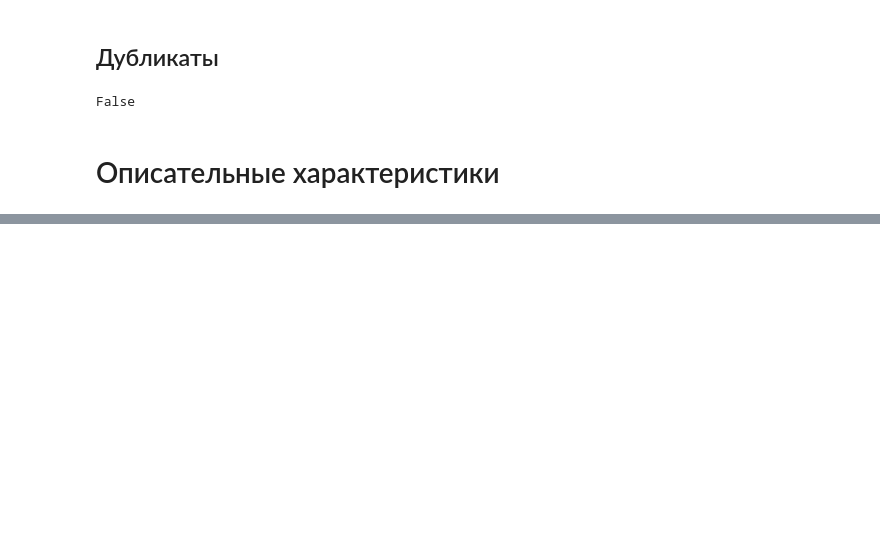
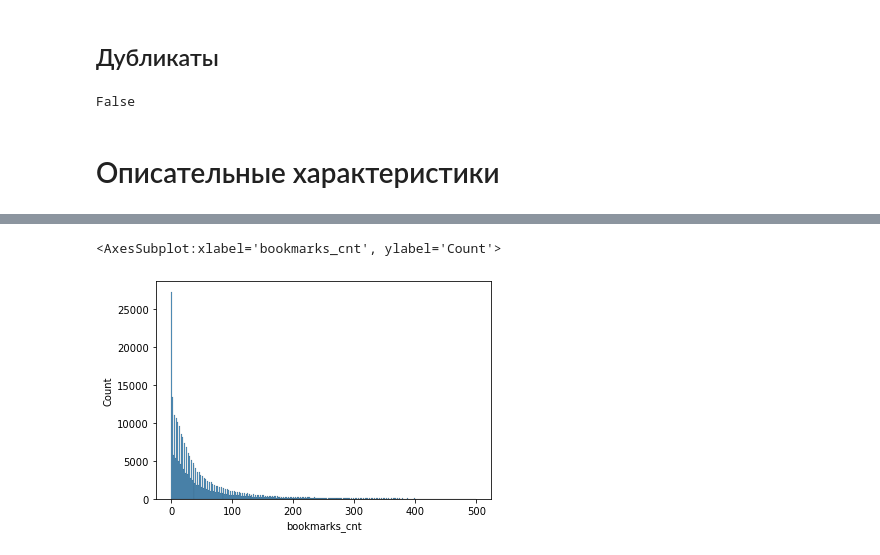
Before and after one commit to gelya01/hse-habr2024, a Jupyter notebook: eda.ipynb, the cells around one changed output, grey strips where cells are left out. Cells and saved outputs as stored; diff of their text form; code cells hidden in the pictures; blank space fills up the shorter version.

```diff
--- a/eda.ipynb
+++ b/eda.ipynb
@@ -77,0 +87,2 @@ dtype: int64
+# %%
+df = df[df['content'].notna()]
@@ -86,0 +144,2 @@ False
+# %%
+df = df.query('views > -1')
@@ -86,0 +171,4 @@ False
+# %%
+df['is_individ'] = df['individ/company'].apply(lambda x: 1 if x == 'individual' else 0)
+# %%
+df['is_positive'] = df['positive/negative'].apply(lambda x: 1 if x == 'positive' else 0)
@@ -86,0 +293,5 @@ False
+# %%
+sns.histplot(df.query('bookmarks_cnt < 500')['bookmarks_cnt'])
+# %% [output]
+<AxesSubplot:xlabel='bookmarks_cnt', ylabel='Count'>
+[figure, added]
```
Also changed, not shown: parts of 66 cells of this notebook.
